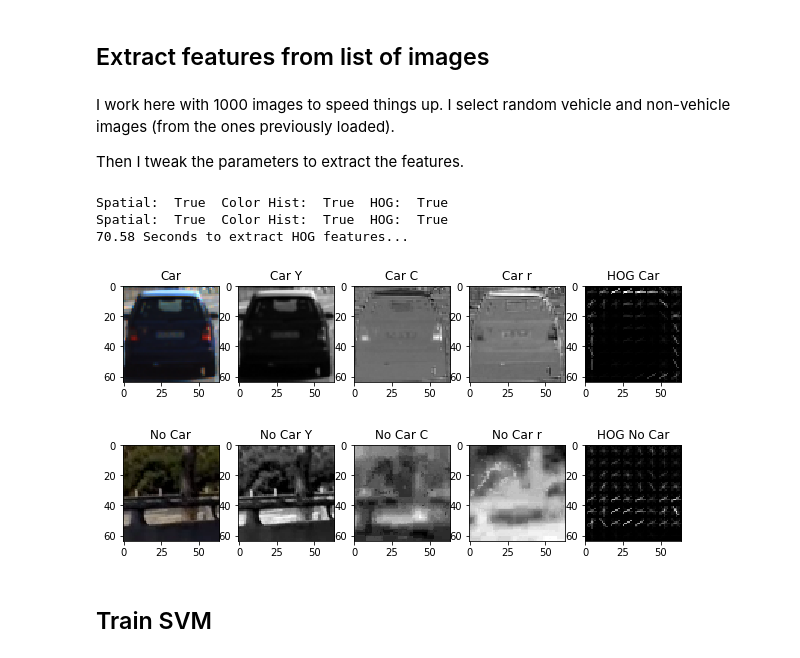
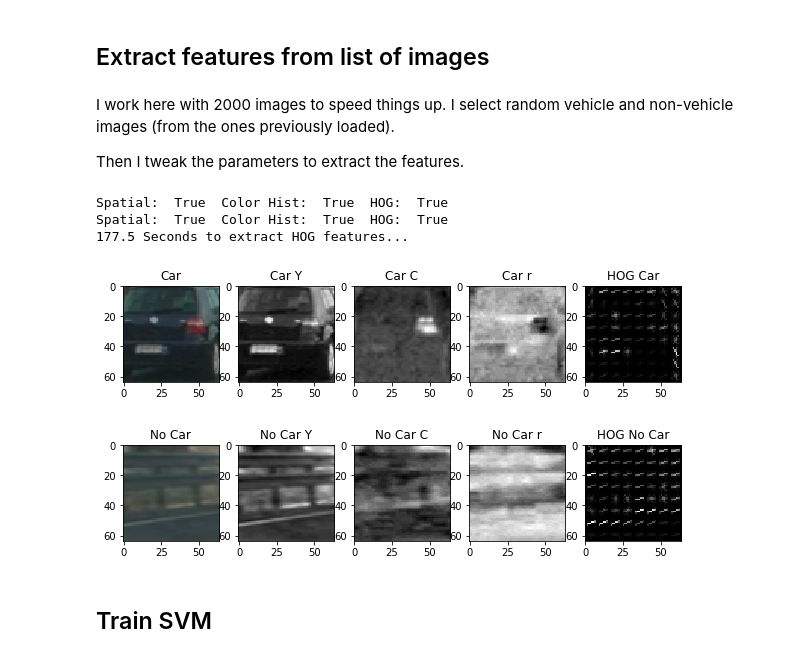
Before and after one commit to pablosaurasperez/CarND-Vehicle-Detection, a Jupyter notebook: P5_Vehicle_Detection.ipynb, the cells around one changed output. Cells and saved outputs as stored; diff of their text form; code cells hidden in the pictures.

```diff
--- a/P5_Vehicle_Detection.ipynb
+++ b/P5_Vehicle_Detection.ipynb
@@ -167,7 +167,7 @@ Try HOG features extraction
 car_conv = cv2.cvtColor(car_image, cv2.COLOR_RGB2GRAY)
 notcar_conv = cv2.cvtColor(notcar_image, cv2.COLOR_RGB2GRAY)
 
-orient = 8
+orient = 9
 pix_per_cell = 8
 cell_per_block = 2
 
@@ -194,4 +194,5 @@ plt.title('NonCar')
 plt.subplot(144)
 plt.imshow(hog_image_notcar, cmap='gray')
 plt.title('HOG Non Car')
+plt.savefig('output_images/HOGCarNoCarExample.jpg')
 # %% [output]
@@ -327,50 +328,50 @@ def extract_features(imgs, cspace='RGB',  spatial_size=(32, 32), hist_bins=32, o
 # %% [markdown]
 ## Extract features from list of images
 # %% [markdown]
-I work here with 1000 images to speed things up. I select random vehicle and non-vehicle images (from the ones previously loaded).
+I work here with 2000 images to speed things up. I select random vehicle and non-vehicle images (from the ones previously loaded).
 
 Then I tweak the parameters to extract the features.
 # %%
 # Reduce the sample size because HOG features are slow to compute
 # The quiz evaluator times out after 13s of CPU time
-sample_size = 1000
+sample_size = 2000
 #cars = cars[0:sample_size]
 #notcars = notcars[0:sample_size]
 cars_sample = random.sample(cars, sample_size)
 notcars_sample = random.sample(notcars, sample_size)
 
 ### TODO: Tweak these parameters and see how the results change.
 colorspace = 'YCrCb' # Can be RGB, HSV, LUV, HLS, YUV, YCrCb
-orient = 8 # HOG orientations
+orient = 9 # HOG orientations
 pix_per_cell = 8 # HOG pixels per cell
 cell_per_block = 2 # HOG cells per block
 hog_channel = "ALL" # Can be 0, 1, 2, or "ALL"
 spatial_size = (32, 32) # Spatial binning dimensions
 hist_bins = 32    # Number of histogram bins
 spatial_feat = True # Spatial features on or off
 hist_feat = True # Histogram features on or off
 hog_feat = True # HOG features on or off
 
 
 t=time.time()
 car_features = extract_features(cars_sample, cspace=colorspace, spatial_size=spatial_size, hist_bins=hist_bins, orient=orient,
                         pix_per_cell=pix_per_cell, cell_per_block=cell_per_block,
                         hog_channel=hog_channel, spatial_feat=spatial_feat,
                         hist_feat=hist_feat, hog_feat=hog_feat, fig_title=('Car', 'HOG Car'))
 
 notcar_features = extract_features(notcars_sample, cspace=colorspace, spatial_size=spatial_size, hist_bins=hist_bins, orient=orient,
                         pix_per_cell=pix_per_cell, cell_per_block=cell_per_block,
                         hog_channel=hog_channel, spatial_feat=spatial_feat,
                         hist_feat=hist_feat, hog_feat=hog_feat, fig_title=('No Car', 'HOG No Car'))
 
 t2 = time.time()
 print(round(t2-t, 2), 'Seconds to extract HOG features...')
 # %% [output]
 Spatial:  True  Color Hist:  True  HOG:  True
 Spatial:  True  Color Hist:  True  HOG:  True
-70.58 Seconds to extract HOG features...
+177.5 Seconds to extract HOG features...
-[figure, old version]
+[figure, new version]
-[figure, old version]
+[figure, new version]
 # %% [markdown]
 ## Train SVM
 # %% [markdown]
```
Also changed, not shown: parts of 11 cells of this notebook.
